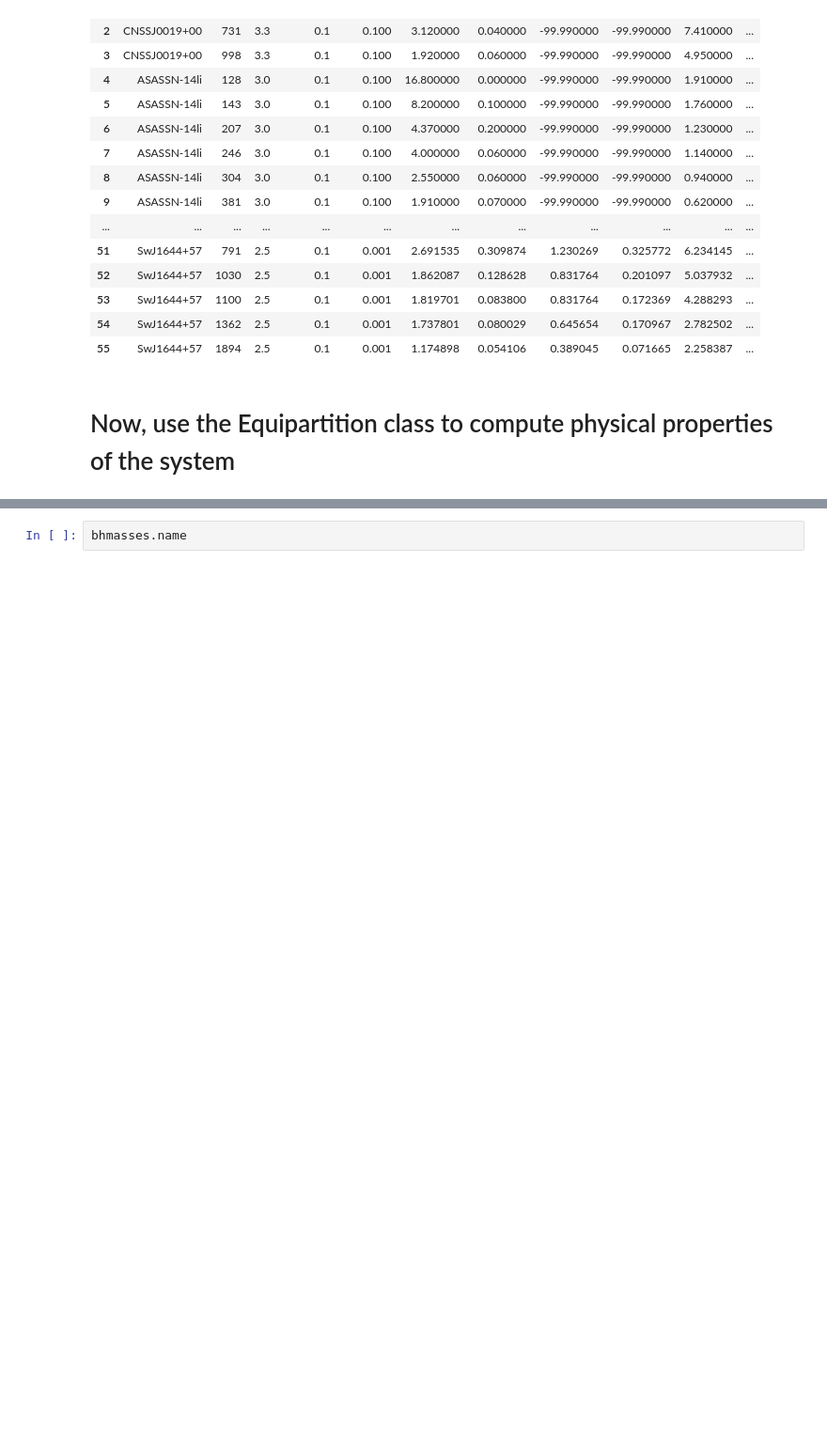
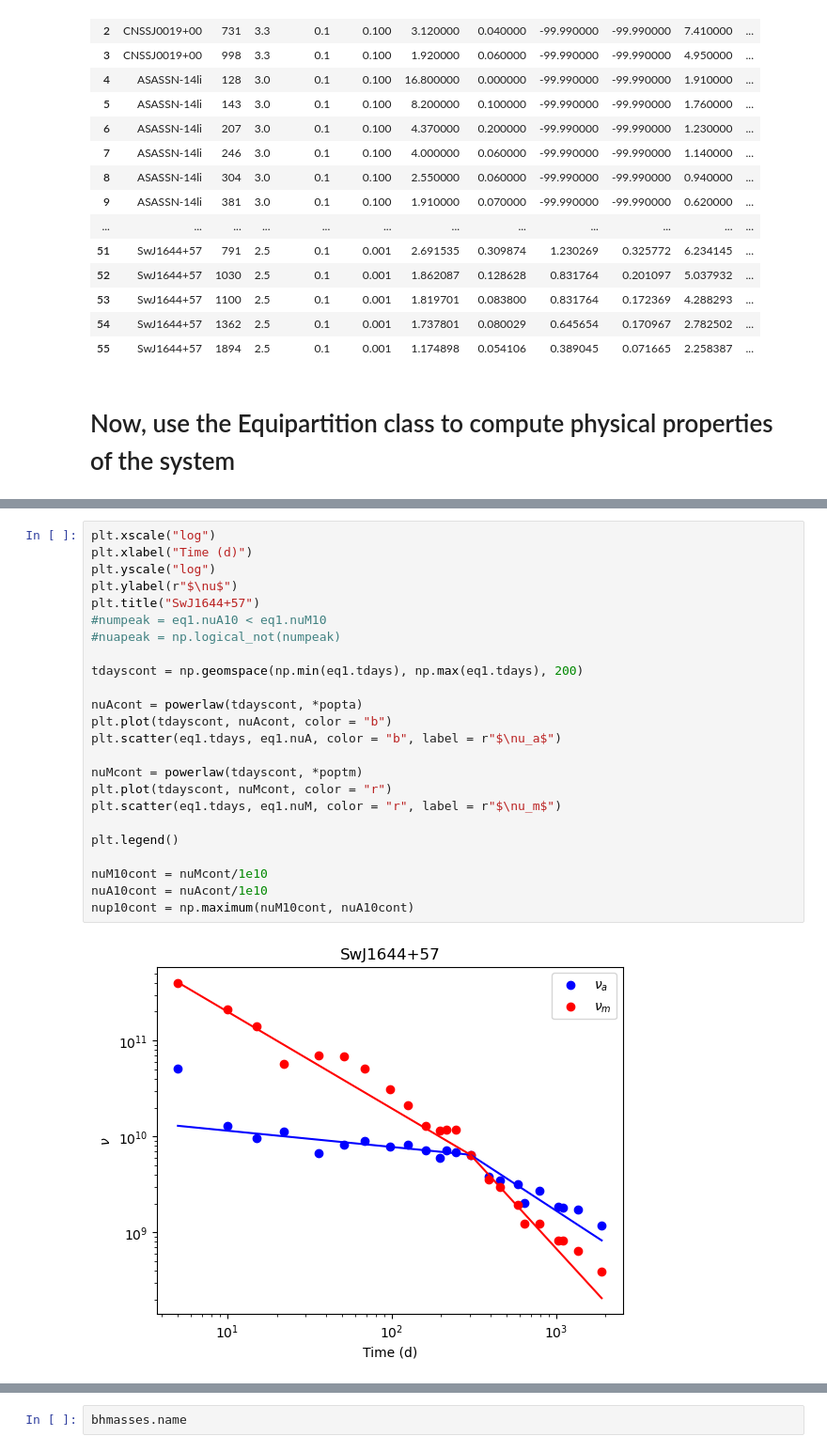
Before and after one commit to rohdog2003/equipartition, a Jupyter notebook: demos/recompute-literature-TDEs.ipynb, the cells around one changed output, grey strips where cells are left out. Shown at 94% size. Cells and saved outputs as stored; diff of their text form; blank space fills up the shorter version.

```diff
--- a/demos/recompute-literature-TDEs.ipynb
+++ b/demos/recompute-literature-TDEs.ipynb
@@ -117,0 +220,26 @@ ax.legend(bbox_to_anchor=(0,1),loc="lower left", ncols=3, fontsize=10)
+# %%
+plt.xscale("log")
+plt.xlabel("Time (d)")
+plt.yscale("log")
+plt.ylabel(r"$\nu$")
+plt.title("SwJ1644+57")
+#numpeak = eq1.nuA10 < eq1.nuM10
+#nuapeak = np.logical_not(numpeak)
+
+tdayscont = np.geomspace(np.min(eq1.tdays), np.max(eq1.tdays), 200)
+
+nuAcont = powerlaw(tdayscont, *popta)
+plt.plot(tdayscont, nuAcont, color = "b")
+plt.scatter(eq1.tdays, eq1.nuA, color = "b", label = r"$\nu_a$")
+
+nuMcont = powerlaw(tdayscont, *poptm)
+plt.plot(tdayscont, nuMcont, color = "r")
+plt.scatter(eq1.tdays, eq1.nuM, color = "r", label = r"$\nu_m$")
+
+plt.legend()
+
+nuM10cont = nuMcont/1e10
+nuA10cont = nuAcont/1e10
+nup10cont = np.maximum(nuM10cont, nuA10cont)
+# %% [output]
+[figure, added]
```
Also changed, not shown: parts of 22 cells of this notebook.
